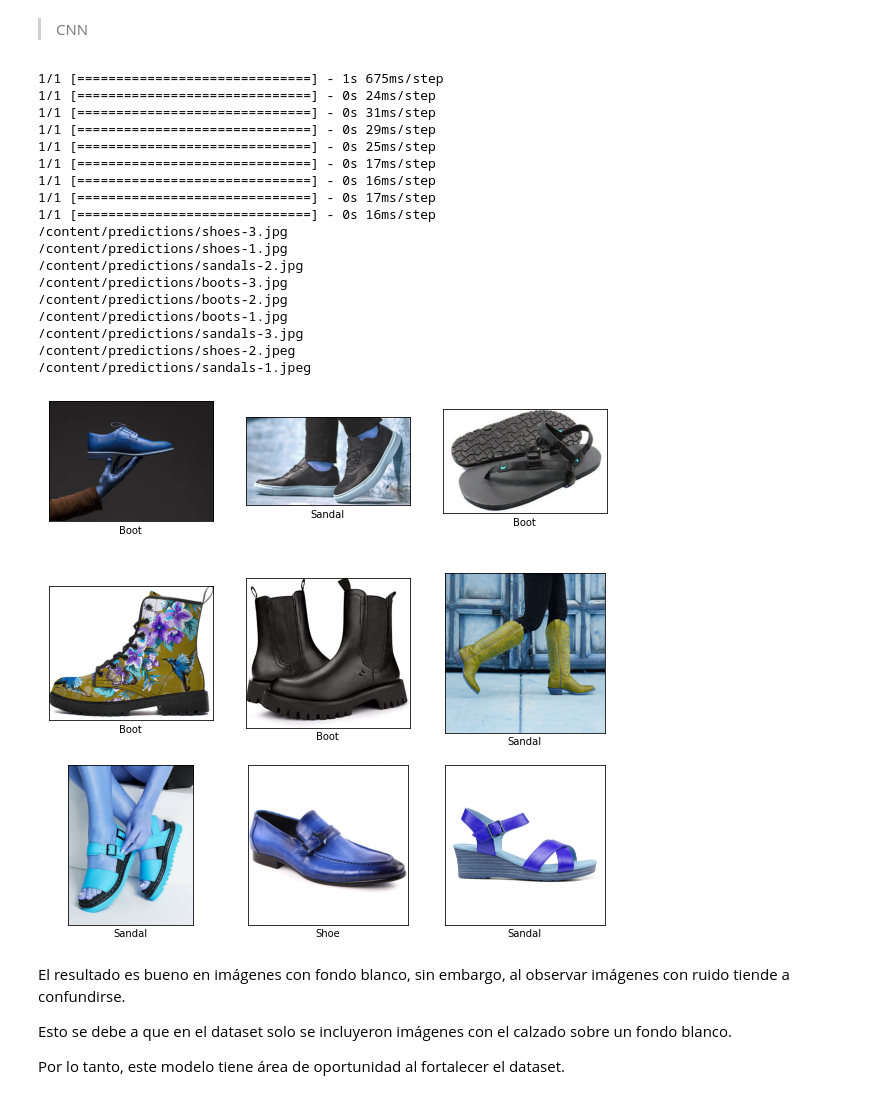
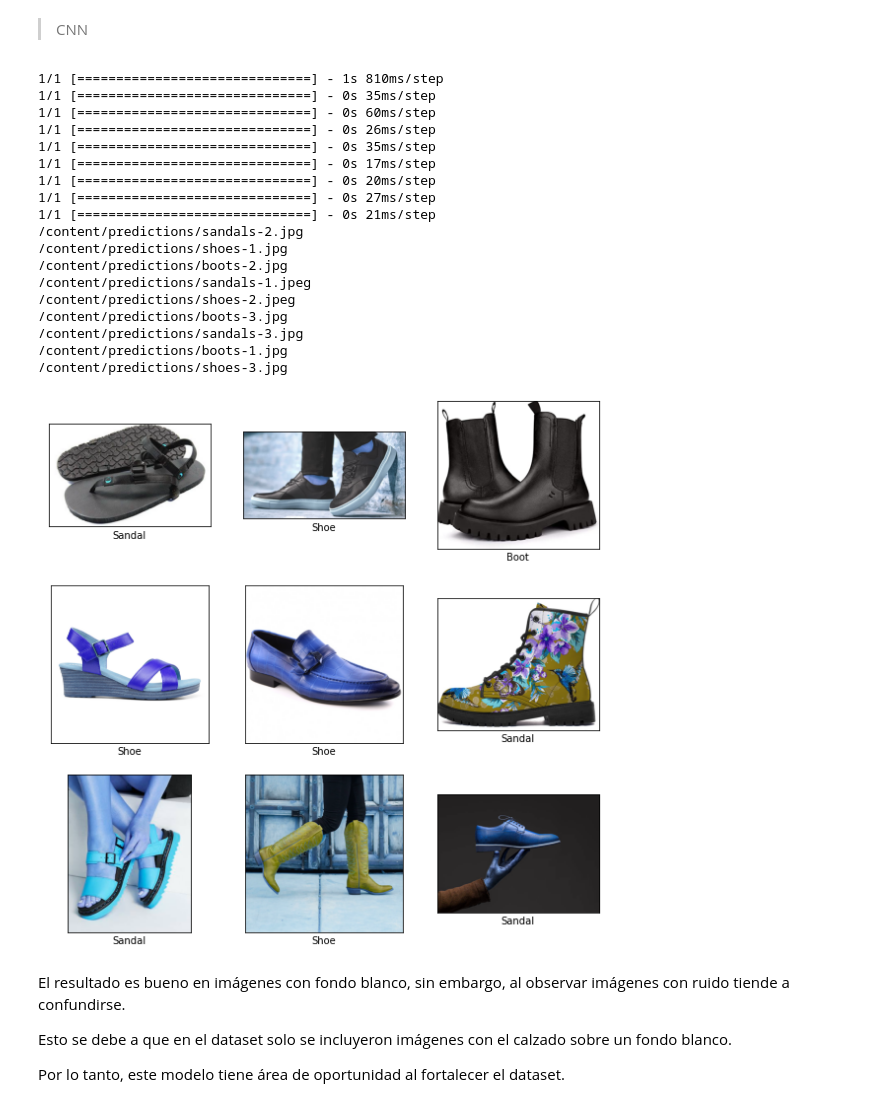
Before and after one commit to edna-jacqueline-zavala/TC3007C-Modulo2-ModeloDeepLearning, a Jupyter notebook: Implementación_de_un_modelo_de_deep_learning.ipynb, the cells around one changed output. Drawn from its saved outputs; the diff is of its cells as text; code cells hidden in the pictures.

```diff
--- a/Implementación_de_un_modelo_de_deep_learning.ipynb
+++ b/Implementación_de_un_modelo_de_deep_learning.ipynb
@@ -266,7 +271,7 @@ final_model_auc.png
 Entrenar el modelo
 # %%
 # Cantidad de epochs
-epochs=10
+epochs=100
 # Callbacks que monitorean el valor de la función de pérdida en el conjunto de validación
 callbacks_first = [
     # Guarda el mejor modelo considerando que la función de pérdida en el conjunto de validación debe ser la mínima
@@ -279,7 +284,7 @@ callbacks_first = [
     keras.callbacks.EarlyStopping(
         monitor='val_loss',
         min_delta = 0.0001,
-        patience=2,
+        patience=3,
         mode="min",
         restore_best_weights=True)
 ]
@@ -478,7 +478,7 @@ dataset-a01750480  dataset-a01750480.zip  sample_data
 Entrenar el modelo
 # %%
 # Cantidad de epochs
-epochs=10
+epochs=100
 
 # Callbacks que monitorean el valor de la función de pérdida en el conjunto de validación
 callbacks = [
@@ -1077,7 +1071,7 @@ first_model_predictions=[]
 # Iterar sobre las imágenes de predicción y guardar el resultado
 for image in prediction_images:
   test_image = preprocess_image(os.path.join(folder_directory, image))
-  prediction = first_test_model.predict(test_image)
+  prediction = first_model.predict(test_image)
   result = np.argmax(prediction)
   first_model_predictions.append(class_decoder[result])
 
@@ -1110,45 +1104,45 @@ El resultado es muy inexacto, ya que el modelo no logró obtener suficientes fea
 # %%
 final_model_predictions=[]
 
 # Iterar sobre las imágenes de predicción y guardar el resultado
 for image in prediction_images:
   test_image = preprocess_image(os.path.join(folder_directory, image))
-  prediction = final_test_model.predict(test_image)
+  prediction = final_model.predict(test_image)
   result = np.argmax(prediction)
   final_model_predictions.append(class_decoder[result])
 
 # Mostrar resultados
 plt.figure(figsize=(10,10))
 for i in range(9):
     plt.subplot(3,3,i+1)
     plt.xticks([])
     plt.yticks([])
     plt.grid(False)
     print(os.path.join(folder_directory, prediction_images[i]))
     image = cv2.imread(os.path.join(folder_directory, prediction_images[i]))
     plt.imshow(image)
     plt.xlabel(final_model_predictions[i])
 plt.show()
 # %% [output]
-1/1 [==============================] - 1s 675ms/step
-1/1 [==============================] - 0s 24ms/step
-1/1 [==============================] - 0s 31ms/step
-1/1 [==============================] - 0s 29ms/step
-1/1 [==============================] - 0s 25ms/step
+1/1 [==============================] - 1s 810ms/step
+1/1 [==============================] - 0s 35ms/step
+1/1 [==============================] - 0s 60ms/step
+1/1 [==============================] - 0s 26ms/step
+1/1 [==============================] - 0s 35ms/step
 1/1 [==============================] - 0s 17ms/step
-1/1 [==============================] - 0s 16ms/step
-1/1 [==============================] - 0s 17ms/step
-1/1 [==============================] - 0s 16ms/step
+1/1 [==============================] - 0s 20ms/step
+1/1 [==============================] - 0s 27ms/step
+1/1 [==============================] - 0s 21ms/step
+/content/predictions/sandals-2.jpg
+/content/predictions/shoes-1.jpg
+/content/predictions/boots-2.jpg
+/content/predictions/sandals-1.jpeg
+/content/predictions/shoes-2.jpeg
+/content/predictions/boots-3.jpg
+/content/predictions/sandals-3.jpg
+/content/predictions/boots-1.jpg
 /content/predictions/shoes-3.jpg
-/content/predictions/shoes-1.jpg
-/content/predictions/sandals-2.jpg
-/content/predictions/boots-3.jpg
-/content/predictions/boots-2.jpg
-/content/predictions/boots-1.jpg
-/content/predictions/sandals-3.jpg
-/content/predictions/shoes-2.jpeg
-/content/predictions/sandals-1.jpeg
-[figure, old version]
+[figure, new version]
 # %% [markdown]
 El resultado es bueno en imágenes con fondo blanco, sin embargo, al observar imágenes con ruido tiende a confundirse.
 
```
Also changed, not shown: parts of 24 cells of this notebook, 4 other files.
